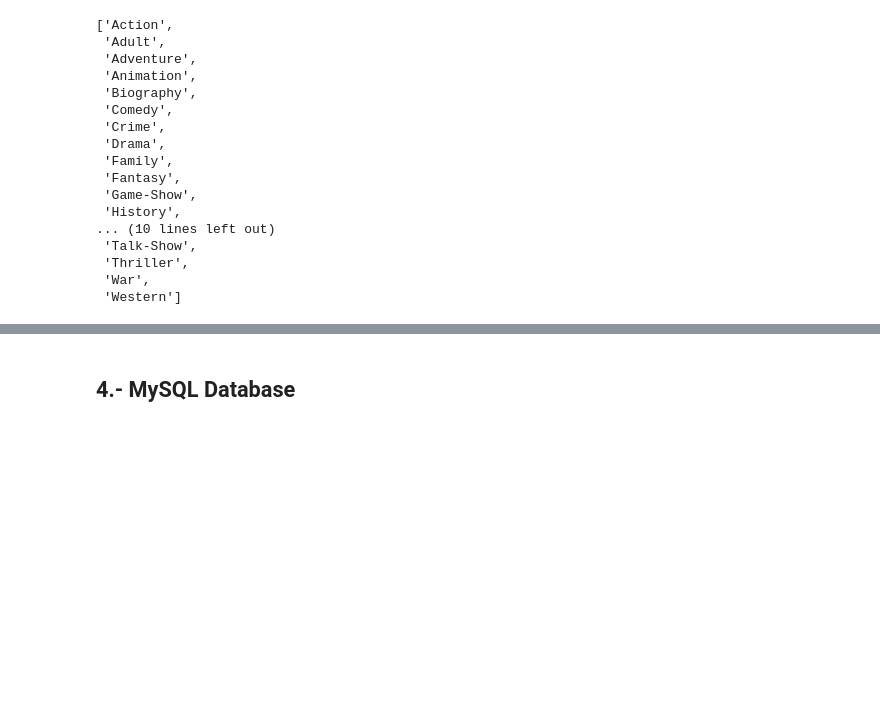
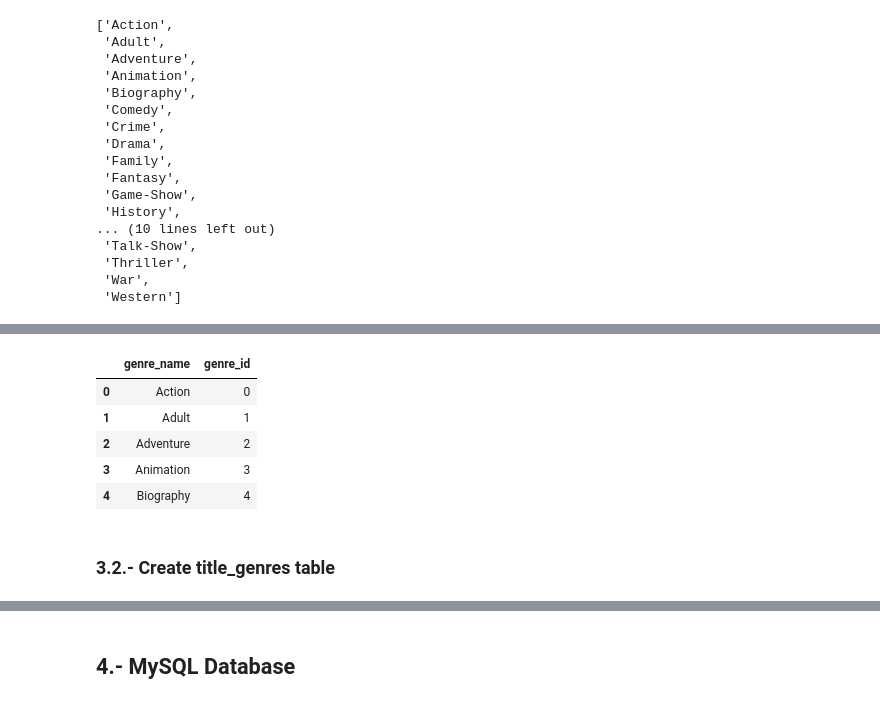
Before and after one commit to edleafvirtual/Project-3-IMDb-Successful-movie, a Jupyter notebook: Part C - ETL process.ipynb, the cells around one changed output, grey strips where cells are left out. Saved outputs shown, nothing was run; the diff lists cells and outputs as text; code cells hidden in the pictures; blank space fills up the shorter version.

```diff
--- a/Part C - ETL process.ipynb
+++ b/Part C - ETL process.ipynb
@@ -253,0 +219,14 @@ genres.head()
+# %%
+# Using pd.DataFrame and a dictionary
+genres = pd.DataFrame({'genre_name': genre_map.keys(),
+                         'genre_id':genre_map.values()})
+genres.head(5)
+# %% [output]
+|  | genre_name | genre_id |
+| 0 | Action | 0 |
+| 1 | Adult | 1 |
+| 2 | Adventure | 2 |
+| 3 | Animation | 3 |
+| 4 | Biography | 4 |
+# %% [markdown]
+### 3.2.- Create title_genres table
```
Also changed, not shown: parts of 42 cells of this notebook.
